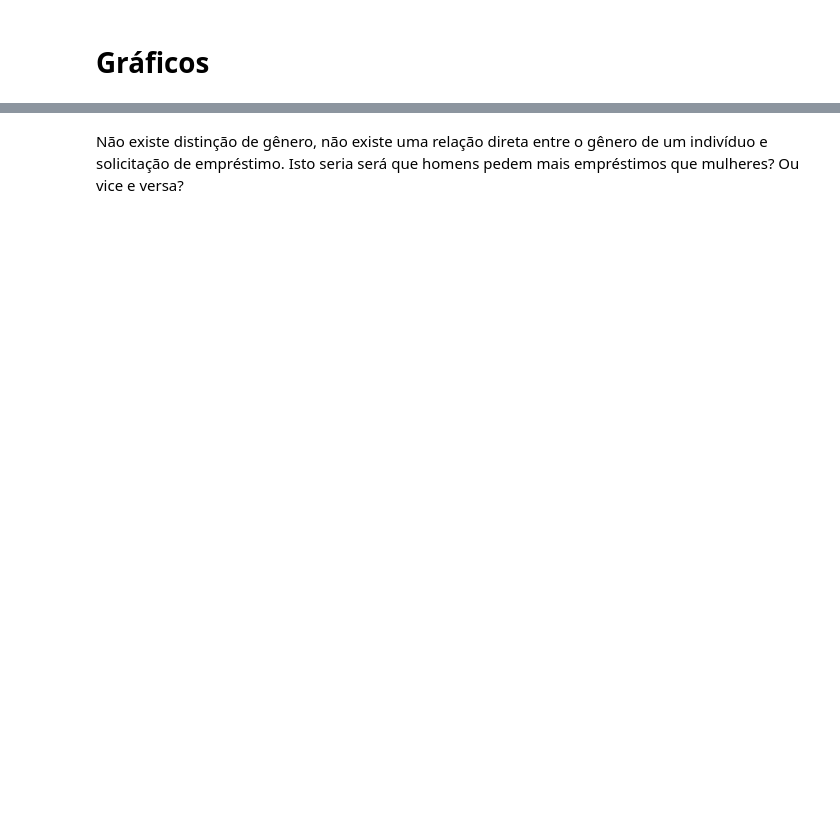
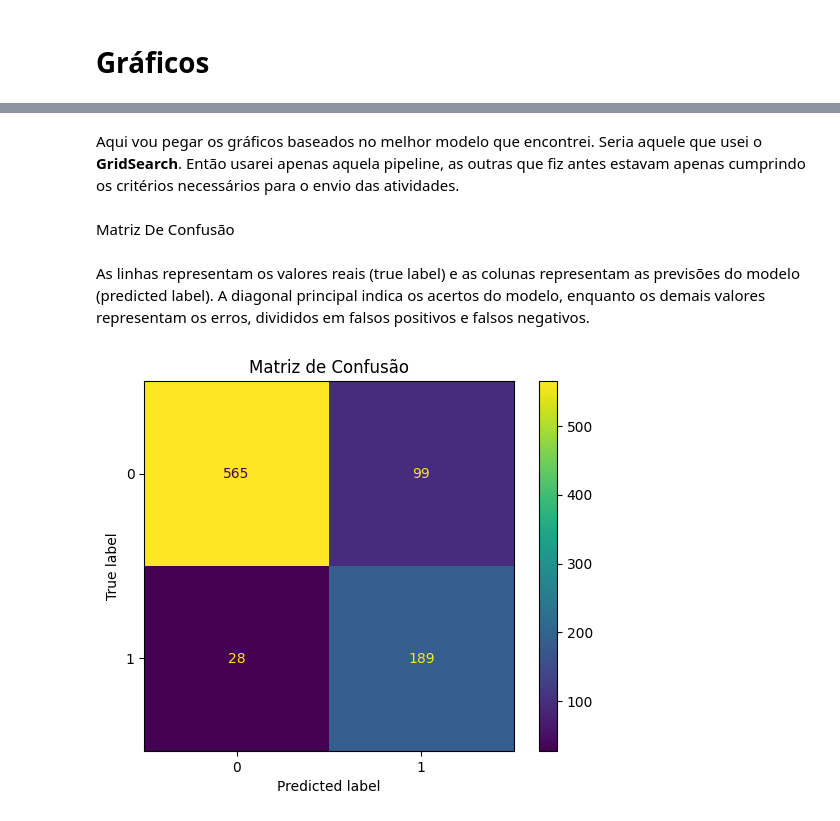
Before and after one commit to ThiagoDamasz/capacitacao-IA-CS-I, a Jupyter notebook: Projeto_IA.ipynb, the cells around one changed output, grey strips where cells are left out. Drawn from its saved outputs; the diff is of its cells as text; code cells hidden in the pictures; blank space fills up the shorter version.

Commit message:
Atualizando o projeto IA, com o aprendizado da aula 3. Implementando pipelines, pré-processamento e mudando os gráficos para o resultado do modelo.

```diff
--- a/Projeto_IA.ipynb
+++ b/Projeto_IA.ipynb
@@ -74,0 +193,8 @@ max        1.000000
+# %%
+#Definindo as colunas
+colunas_numericas = ['Income', 'CreditScore']
+
+#CriandoColumns
+preprocessador = ColumnTransformer([
+    ('num', StandardScaler(), colunas_numericas)
+])
@@ -74,0 +225,5 @@ max        1.000000
+# %%
+#Treinando os modelos
+pipeline_lr.fit(X_train, y_train)
+pipeline_arvoredecisao.fit(X_train, y_train)
+pipeline_rf.fit(X_train, y_train)
@@ -74,0 +244,16 @@ max        1.000000
+# %%
+#Definindo hiperparametros
+parametros = {
+    'modelo__max_depth': [3, 5, 10],
+    'modelo__min_samples_split': [2, 5, 10]
+}
+
+#Criando o gridSearch
+grid = GridSearchCV(
+    pipeline_arvoredecisao,
+    parametros,
+    cv=5
+)
+
+#treinando
+grid.fit(X_train, y_train)
@@ -131,2 +283,20 @@ plt.show()
-# %% [markdown]
-Não existe distinção de gênero, não existe uma relação direta entre o gênero de um indivíduo e solicitação de empréstimo. Isto seria será que homens pedem mais empréstimos que mulheres? Ou vice e versa?
+# %% [markdown]
+Aqui vou pegar os gráficos baseados no melhor modelo que encontrei. Seria aquele que usei o **GridSearch**. Então usarei apenas aquela pipeline, as outras que fiz antes estavam apenas cumprindo os critérios necessários para o envio das atividades.
+# %%
+best_model = grid.best_estimator_
+# %% [markdown]
+Matriz De Confusão
+# %% [markdown]
+As linhas representam os valores reais (true label) e as colunas representam as previsões do modelo (predicted label). A diagonal principal indica os acertos do modelo, enquanto os demais valores representam os erros, divididos em falsos positivos e falsos negativos.
+# %%
+y_pred = best_model.predict(X_test)
+
+cm = confusion_matrix(y_test, y_pred)
+
+disp = ConfusionMatrixDisplay(confusion_matrix=cm)
+disp.plot()
+
+plt.title("Matriz de Confusão")
+plt.show()
+# %% [output]
+[figure, added]
```
Also changed, not shown: parts of 37 cells of this notebook.
